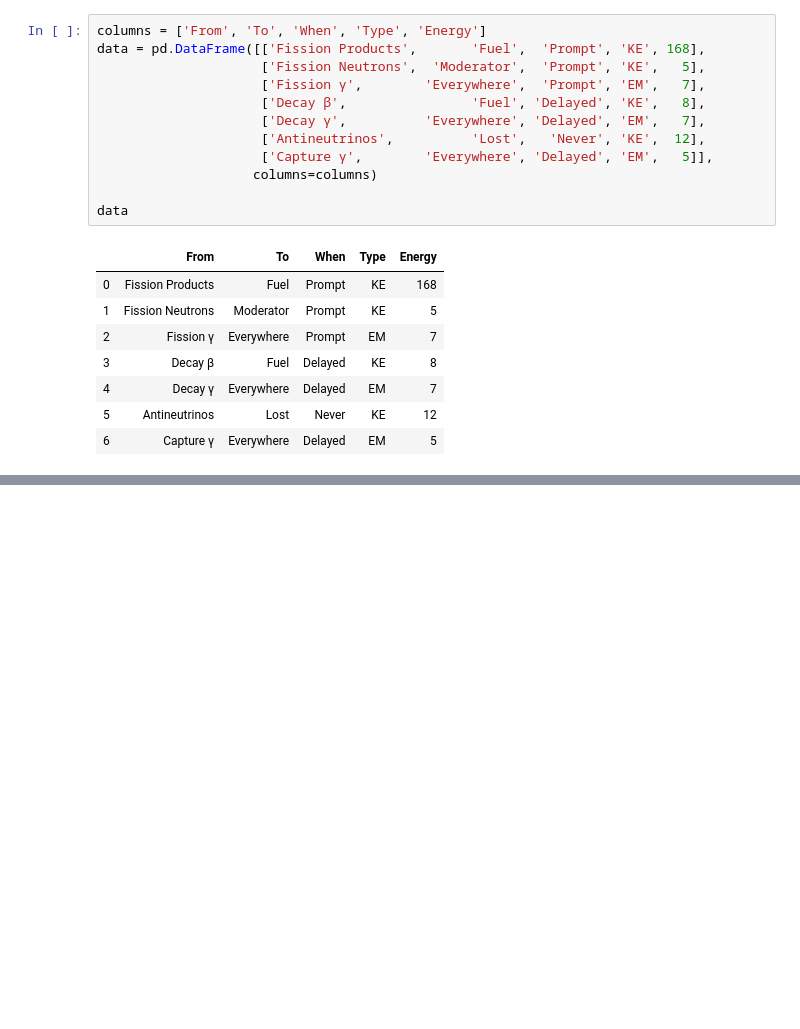
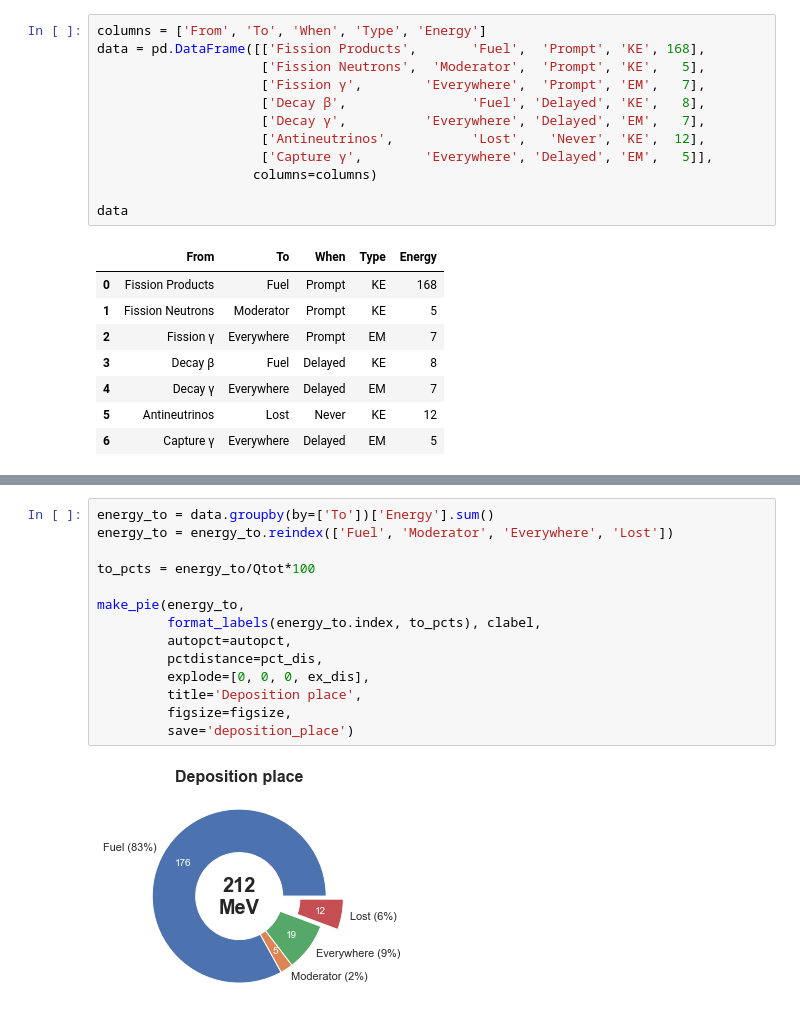
Before and after one commit to deOliveira-R/course_reactor_physics, a Jupyter notebook: energy_release/energy_release.ipynb, the cells around one changed output, grey strips where cells are left out. Saved outputs shown, nothing was run; the diff lists cells and outputs as text; blank space fills up the shorter version.

```diff
--- a/energy_release/energy_release.ipynb
+++ b/energy_release/energy_release.ipynb
@@ -298,0 +273,16 @@ plt.savefig('deposition_place.pdf', bbox_inches='tight')
+# %%
+energy_to = data.groupby(by=['To'])['Energy'].sum()
+energy_to = energy_to.reindex(['Fuel', 'Moderator', 'Everywhere', 'Lost'])
+
+to_pcts = energy_to/Qtot*100
+
+make_pie(energy_to,
+         format_labels(energy_to.index, to_pcts), clabel,
+         autopct=autopct,
+         pctdistance=pct_dis,
+         explode=[0, 0, 0, ex_dis],
+         title='Deposition place',
+         figsize=figsize,
+         save='deposition_place')
+# %% [output]
+[figure, added]
```
Also changed, not shown: parts of 6 cells of this notebook, 19 other files.
